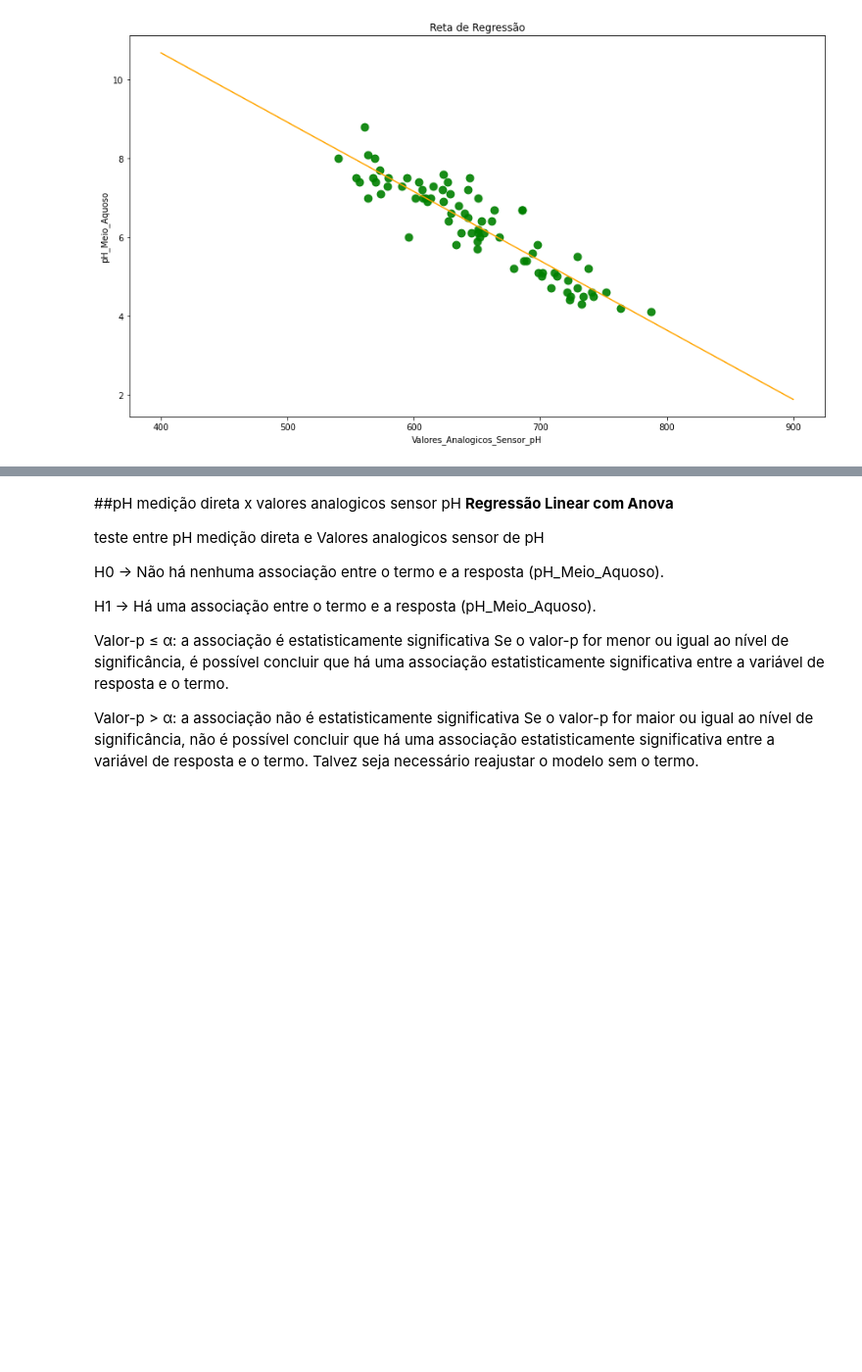
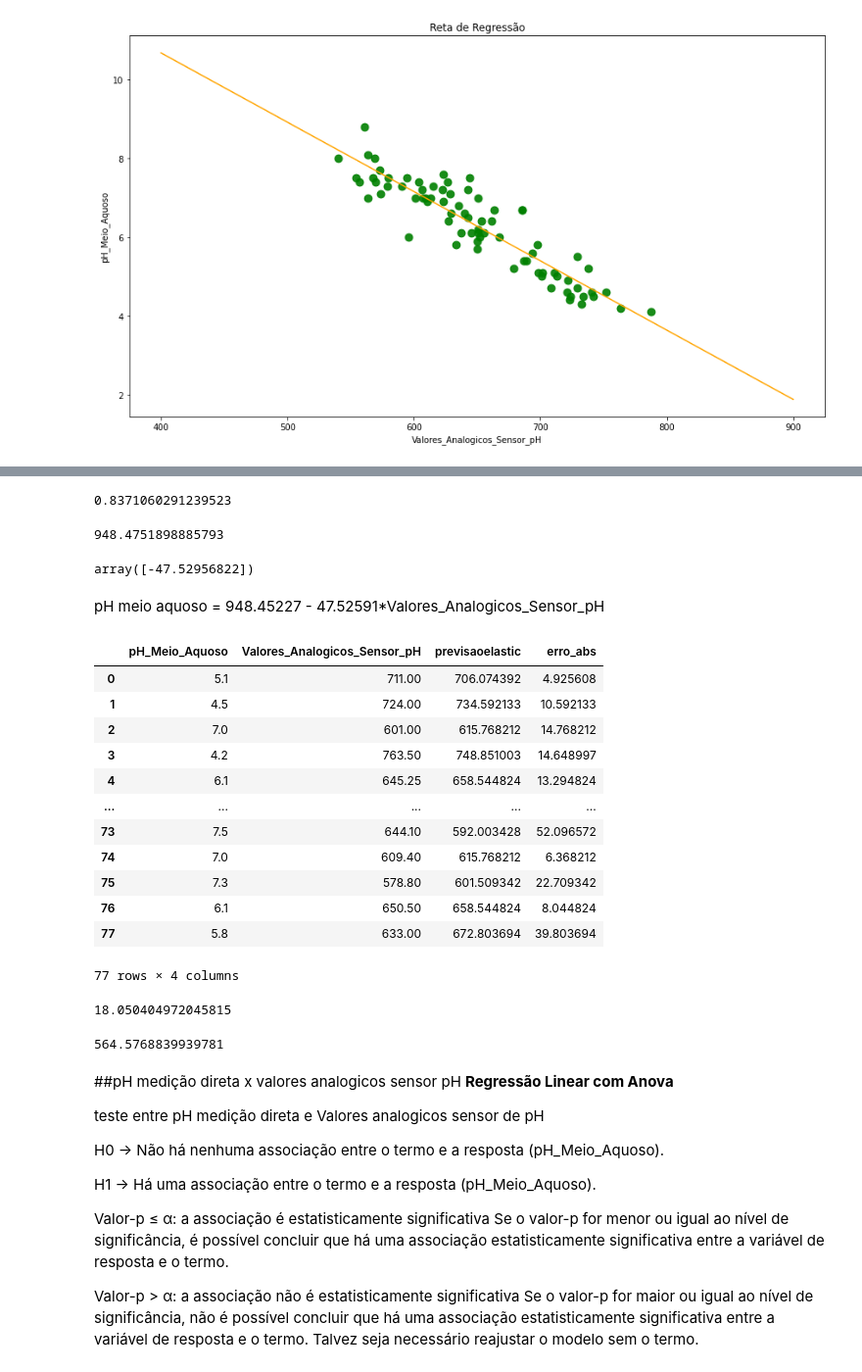
Before and after one commit to SauloHenriqueAguiar/AnalisedosDadosPH, a Jupyter notebook: AnalisedosDadosSensorPH.ipynb, the cells around one changed output, grey strips where cells are left out. Shown at 98% size. Cells and saved outputs as stored; diff of their text form; code cells hidden in the pictures; blank space fills up the shorter version.

```diff
--- a/AnalisedosDadosSensorPH.ipynb
+++ b/AnalisedosDadosSensorPH.ipynb
@@ -623,0 +851,20 @@ plt.show()
+# %%
+x2= df3.iloc[ : , 0:1].values
+y2= df3.iloc[ : , 1].values
+# %%
+#deve-se escolher o melhor parametro de regularização(Alpha)
+modelo_elastic = ElasticNet(alpha= 0.001, l1_ratio=0.9999)
+modelo_elastic.fit(x2, y2)
+modelo_elastic.score(x2, y2)
+# %% [output]
+0.8371060291239523
+# %%
+modelo_elastic.intercept_
+# %% [output]
+948.4751898885793
+# %%
+modelo_elastic.coef_
+# %% [output]
+array([-47.52956822])
+# %% [markdown]
+pH meio aquoso = 948.45227 - 47.52591*Valores_Analogicos_Sensor_pH
@@ -624,3 +873,35 @@ plt.show()
+# %%
+df3['previsaoelastic'] = modelo_elastic.predict(x2)
+# %%
+df3['erro_abs'] = abs (df3.Valores_Analogicos_Sensor_pH - df3.previsaoelastic)
+# %%
+df3
+# %% [output]
+|  | pH_Meio_Aquoso | Valores_Analogicos_Sensor_pH | previsaoelastic | erro_abs |
+| 0 | 5.1 | 711.00 | 706.074392 | 4.925608 |
+| 1 | 4.5 | 724.00 | 734.592133 | 10.592133 |
+| 2 | 7.0 | 601.00 | 615.768212 | 14.768212 |
+| 3 | 4.2 | 763.50 | 748.851003 | 14.648997 |
+| 4 | 6.1 | 645.25 | 658.544824 | 13.294824 |
+| ... | ... | ... | ... | ... |
+| 73 | 7.5 | 644.10 | 592.003428 | 52.096572 |
+| 74 | 7.0 | 609.40 | 615.768212 | 6.368212 |
+| 75 | 7.3 | 578.80 | 601.509342 | 22.709342 |
+| 76 | 6.1 | 650.50 | 658.544824 | 8.044824 |
+| 77 | 5.8 | 633.00 | 672.803694 | 39.803694 |
+77 rows × 4 columns
+# %%
+#Erro Absoluto Médio(MAE)
+from sklearn.metrics import mean_absolute_error
+mean_absolute_error(df3.Valores_Analogicos_Sensor_pH, df3.previsaoelastic)
+# %% [output]
+18.050404972045815
+# %%
+#Erro médio Quadrático(MSE)
+from sklearn.metrics import mean_squared_error
+mean_squared_error(df3.Valores_Analogicos_Sensor_pH, df3.previsaoelastic)
+# %% [output]
+564.5768839939781
 # %% [markdown]
 ##pH medição direta x valores analogicos sensor pH
 **Regressão Linear com Anova**
```
Also changed, not shown: parts of 49 cells of this notebook.
